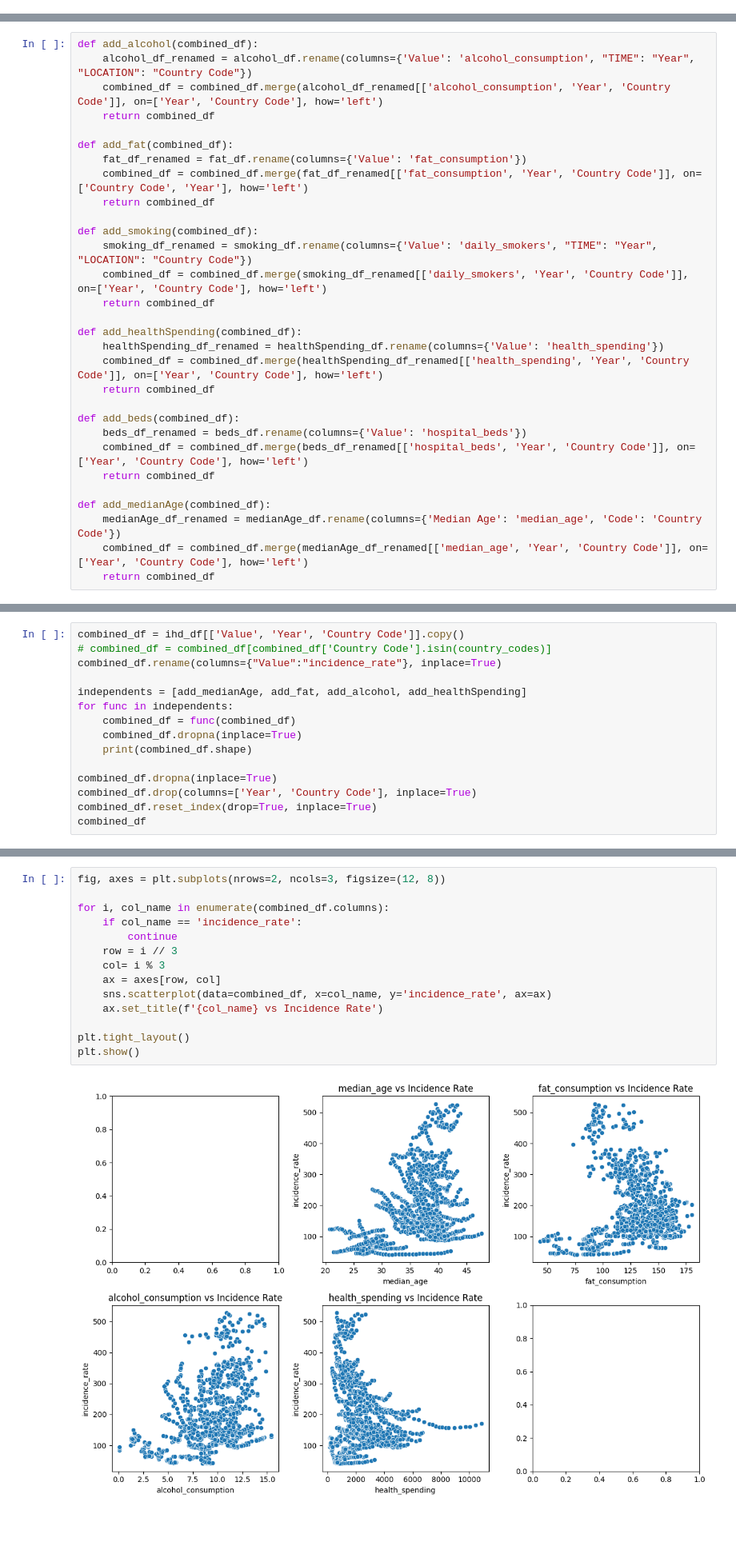
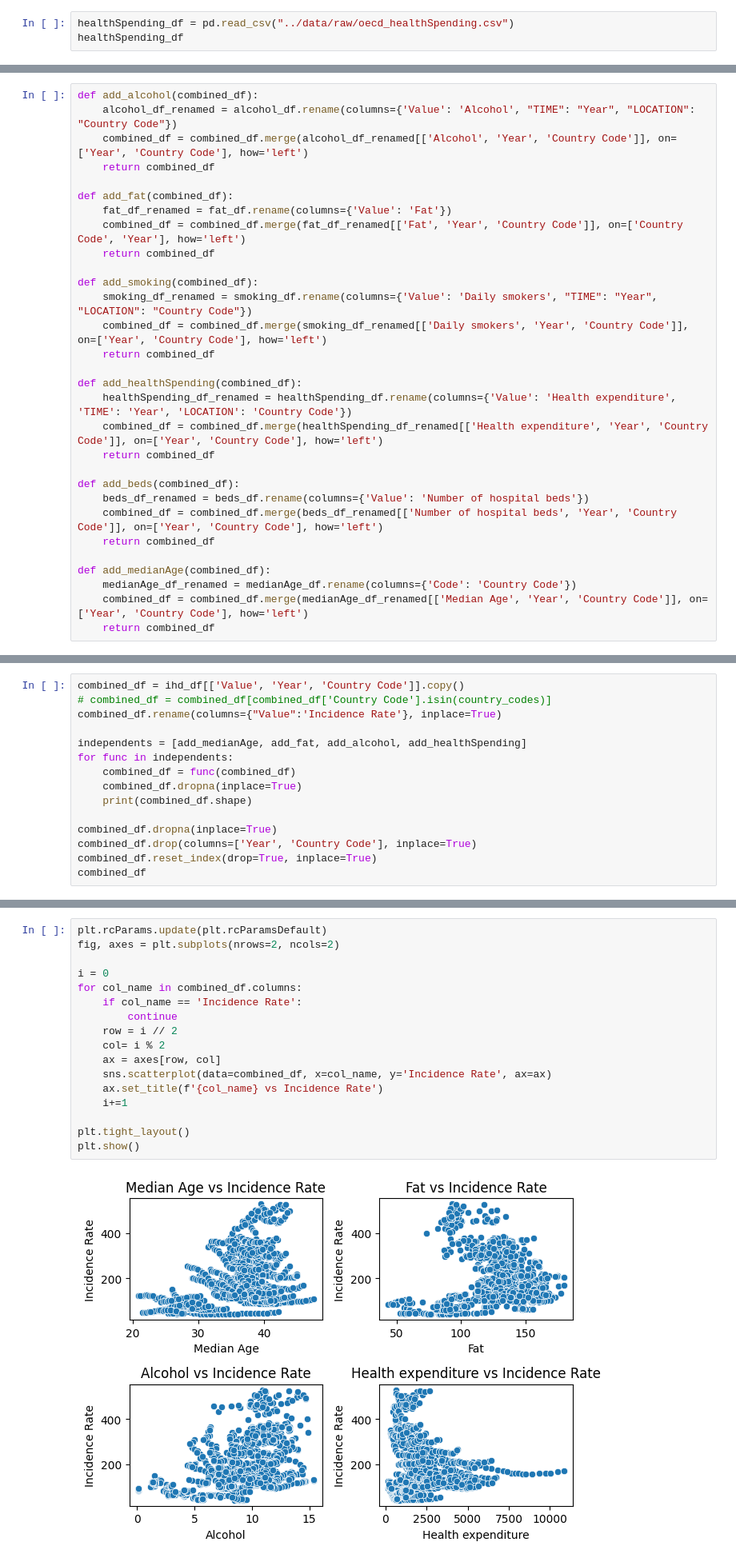
Before and after one commit to sykoravojtech/IHD_germany_2024, a Jupyter notebook: exp/exp_DK_002_IncidenceModel.ipynb, the cells around one changed output, grey strips where cells are left out. Shown: that part at 80% size. Saved outputs shown, nothing was run; the diff lists cells and outputs as text; blank space fills up the shorter version.

```diff
--- a/exp/exp_DK_002_IncidenceModel.ipynb
+++ b/exp/exp_DK_002_IncidenceModel.ipynb
@@ -106,0 +84,3 @@ healthSpending_df
+# %%
+healthSpending_df = pd.read_csv("../data/raw/oecd_healthSpending.csv")
+healthSpending_df
@@ -159,32 +155,32 @@ print(beds_df['Country Code'].unique().shape)
 # %%
 def add_alcohol(combined_df):
-    alcohol_df_renamed = alcohol_df.rename(columns={'Value': 'alcohol_consumption', "TIME": "Year", "LOCATION": "Country Code"})
-    combined_df = combined_df.merge(alcohol_df_renamed[['alcohol_consumption', 'Year', 'Country Code']], on=['Year', 'Country Code'], how='left')
+    alcohol_df_renamed = alcohol_df.rename(columns={'Value': 'Alcohol', "TIME": "Year", "LOCATION": "Country Code"})
+    combined_df = combined_df.merge(alcohol_df_renamed[['Alcohol', 'Year', 'Country Code']], on=['Year', 'Country Code'], how='left')
     return combined_df
 
 def add_fat(combined_df):
-    fat_df_renamed = fat_df.rename(columns={'Value': 'fat_consumption'})
-    combined_df = combined_df.merge(fat_df_renamed[['fat_consumption', 'Year', 'Country Code']], on=['Country Code', 'Year'], how='left')
+    fat_df_renamed = fat_df.rename(columns={'Value': 'Fat'})
+    combined_df = combined_df.merge(fat_df_renamed[['Fat', 'Year', 'Country Code']], on=['Country Code', 'Year'], how='left')
     return combined_df
 
 def add_smoking(combined_df):
-    smoking_df_renamed = smoking_df.rename(columns={'Value': 'daily_smokers', "TIME": "Year", "LOCATION": "Country Code"})
-    combined_df = combined_df.merge(smoking_df_renamed[['daily_smokers', 'Year', 'Country Code']], on=['Year', 'Country Code'], how='left')
+    smoking_df_renamed = smoking_df.rename(columns={'Value': 'Daily smokers', "TIME": "Year", "LOCATION": "Country Code"})
+    combined_df = combined_df.merge(smoking_df_renamed[['Daily smokers', 'Year', 'Country Code']], on=['Year', 'Country Code'], how='left')
     return combined_df
 
 def add_healthSpending(combined_df):
-    healthSpending_df_renamed = healthSpending_df.rename(columns={'Value': 'health_spending'})
-    combined_df = combined_df.merge(healthSpending_df_renamed[['health_spending', 'Year', 'Country Code']], on=['Year', 'Country Code'], how='left')
+    healthSpending_df_renamed = healthSpending_df.rename(columns={'Value': 'Health expenditure', 'TIME': 'Year', 'LOCATION': 'Country Code'})
+    combined_df = combined_df.merge(healthSpending_df_renamed[['Health expenditure', 'Year', 'Country Code']], on=['Year', 'Country Code'], how='left')
     return combined_df
 
 def add_beds(combined_df):
-    beds_df_renamed = beds_df.rename(columns={'Value': 'hospital_beds'})
-    combined_df = combined_df.merge(beds_df_renamed[['hospital_beds', 'Year', 'Country Code']], on=['Year', 'Country Code'], how='left')
+    beds_df_renamed = beds_df.rename(columns={'Value': 'Number of hospital beds'})
+    combined_df = combined_df.merge(beds_df_renamed[['Number of hospital beds', 'Year', 'Country Code']], on=['Year', 'Country Code'], how='left')
     return combined_df
 
 def add_medianAge(combined_df):
-    medianAge_df_renamed = medianAge_df.rename(columns={'Median Age': 'median_age', 'Code': 'Country Code'})
-    combined_df = combined_df.merge(medianAge_df_renamed[['median_age', 'Year', 'Country Code']], on=['Year', 'Country Code'], how='left')
+    medianAge_df_renamed = medianAge_df.rename(columns={'Code': 'Country Code'})
+    combined_df = combined_df.merge(medianAge_df_renamed[['Median Age', 'Year', 'Country Code']], on=['Year', 'Country Code'], how='left')
     return combined_df
 # %%
 country_codes = ['DEU', 'USA', 'GBR', 'JPN']
@@ -215,7 +207,7 @@ avg_median_age.sort_values(by=['Median Age'], ascending=False).head(20)
 # %%
 combined_df = ihd_df[['Value', 'Year', 'Country Code']].copy()
 # combined_df = combined_df[combined_df['Country Code'].isin(country_codes)]
-combined_df.rename(columns={"Value":"incidence_rate"}, inplace=True)
+combined_df.rename(columns={"Value":'Incidence Rate'}, inplace=True)
 
 independents = [add_medianAge, add_fat, add_alcohol, add_healthSpending]
 for func in independents:
@@ -254,16 +248,19 @@ plt.show()
 # %%
-fig, axes = plt.subplots(nrows=2, ncols=3, figsize=(12, 8))
+plt.rcParams.update(plt.rcParamsDefault)
+fig, axes = plt.subplots(nrows=2, ncols=2)
 
-for i, col_name in enumerate(combined_df.columns):
-    if col_name == 'incidence_rate':
+i = 0
+for col_name in combined_df.columns:
+    if col_name == 'Incidence Rate':
         continue
-    row = i // 3
-    col= i % 3
+    row = i // 2
+    col= i % 2
     ax = axes[row, col]
-    sns.scatterplot(data=combined_df, x=col_name, y='incidence_rate', ax=ax)
+    sns.scatterplot(data=combined_df, x=col_name, y='Incidence Rate', ax=ax)
     ax.set_title(f'{col_name} vs Incidence Rate')
+    i+=1
 
 plt.tight_layout()
 plt.show()
 # %% [output]
-[figure, old version]
+[figure, new version]
```
Also changed, not shown: parts of 25 cells of this notebook, 6 other files.
